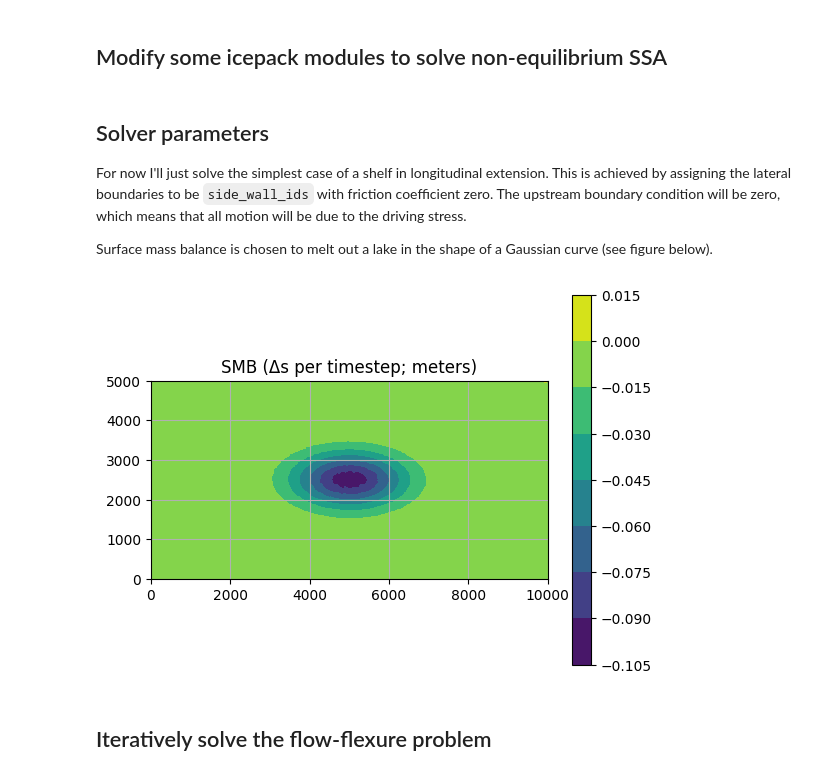
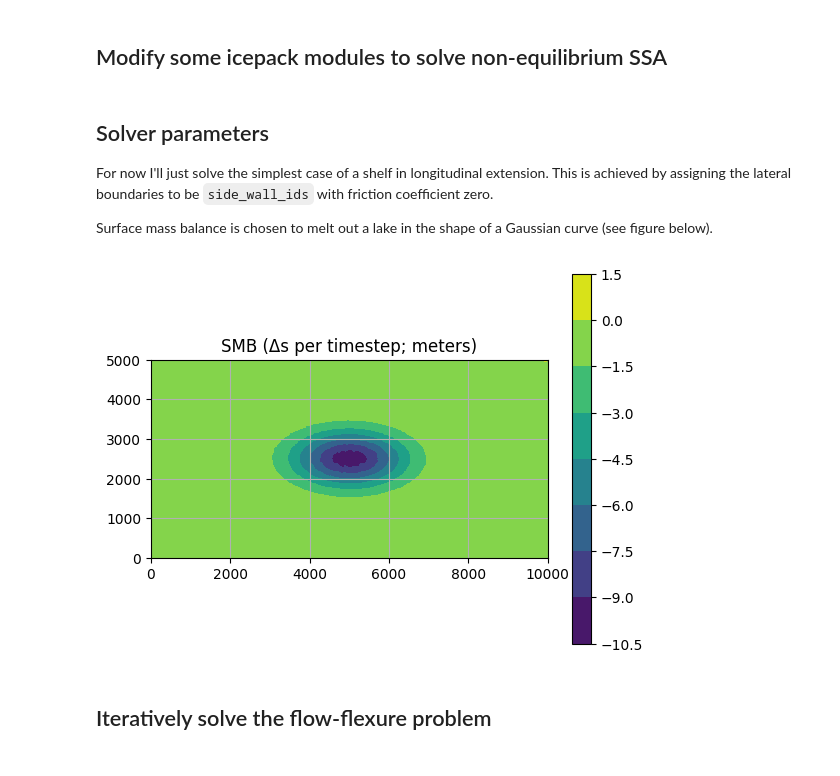
Before and after one commit to chrismiele/weird_flex, a Jupyter notebook: coupled_flow_flexure.ipynb, the cells around one changed output. Saved outputs shown, nothing was run; the diff lists cells and outputs as text; code cells hidden in the pictures.

````diff
--- a/coupled_flow_flexure.ipynb
+++ b/coupled_flow_flexure.ipynb
@@ -105,7 +107,7 @@ def deviatoric_stress(**kwargs): #and also define the deviatoric stress tensor
 # %% [markdown]
 ## Solver parameters
 
-For now I'll just solve the simplest case of a shelf in longitudinal extension. This is achieved by assigning the lateral boundaries to be ```side_wall_ids``` with friction coefficient zero. The upstream boundary condition will be zero, which means that all motion will be due to the driving stress.
+For now I'll just solve the simplest case of a shelf in longitudinal extension. This is achieved by assigning the lateral boundaries to be ```side_wall_ids``` with friction coefficient zero.
 
 Surface mass balance is chosen to melt out a lake in the shape of a Gaussian curve (see figure below).
 # %%
@@ -119,39 +121,39 @@ dirichlet_ids = [1]
 side_wall_ids = [3, 4]
 ice_front_ids = [2]
 
 model = icepack.models.IceShelf(gravity = gravity2, terminus = terminus2,
                            side_friction = icepack.models.friction.side_friction)
 
 solver = icepack.solvers.FlowSolver(model, dirichlet_ids = dirichlet_ids,
                                     side_wall_ids = side_wall_ids, ice_front_ids = ice_front_ids)
 
-u0 = project(as_vector([1e-50, 1e-50]), V) #initial velocity for imposing Dirichlet BCs
+u0 = project(as_vector([500, 1e-50]), V) #initial velocity (u_x, u_y) for imposing Dirichlet BCs
 C0 = Constant(0.0) #coefficient of sidewall friction
-dt = 0.5 #length of timestep in years
-num_timesteps = 100
-N = int(num_timesteps/10) #solve flexure every N timesteps
+dt = 1 #length of timestep in years
+num_timesteps = 50
+N = int(num_timesteps/50) #solve flexure every N timesteps
 
 #####################################
 #####################################
 ### parameters for flexure solver ###
 #####################################
 #####################################
 
 α = 1e10 #arbitrary large number for penalty method
-smb_x = 0.2*exp(-1/2*((x - Lx/2)/(0.1*Lx))**2) #impose some surface mass balance
+smb_x = 10*exp(-1/2*((x - Lx/2)/(0.1*Lx))**2) #impose some surface mass balance
 smb_y = exp(-1/2*((y - Ly/2)/(0.1*Ly))**2) #we'll melt out a lake at the center of the shelf...
 SMB = project(-smb_x*smb_y*dt, Q1) #...in the shape of a 3D gaussian curve
 
 #plot the surface mass balance
 fig, ax = plt.subplots()
 ax.set_aspect('equal')
 plt.title('SMB (Δs per timestep; meters)')
 smb_plot = tricontourf(SMB, axes=ax)
 plt.colorbar(smb_plot)
 plt.grid()
 plt.show()
 # %% [output]
-[figure, old version]
+[figure, new version]
 # %% [markdown]
 ## Iteratively solve the flow-flexure problem
 # %%
````
Also changed, not shown: parts of 7 cells of this notebook.
